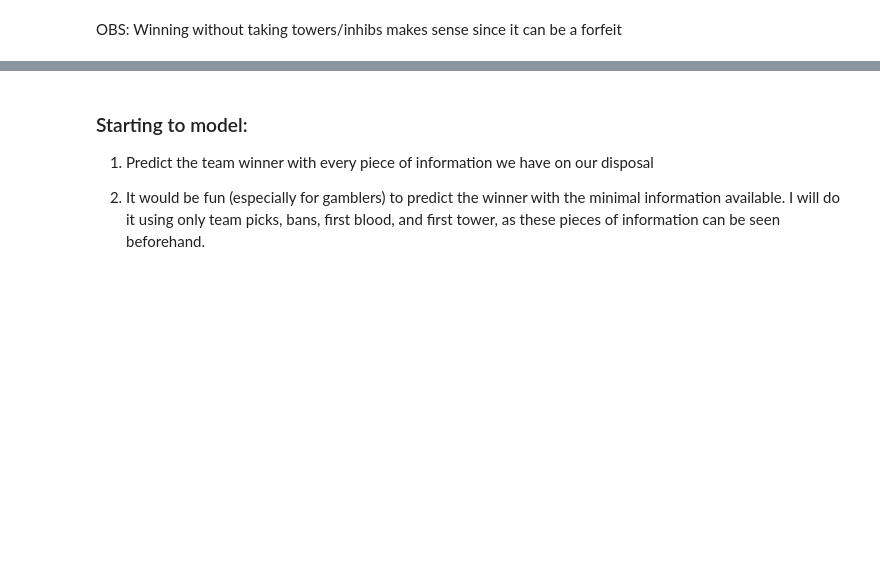
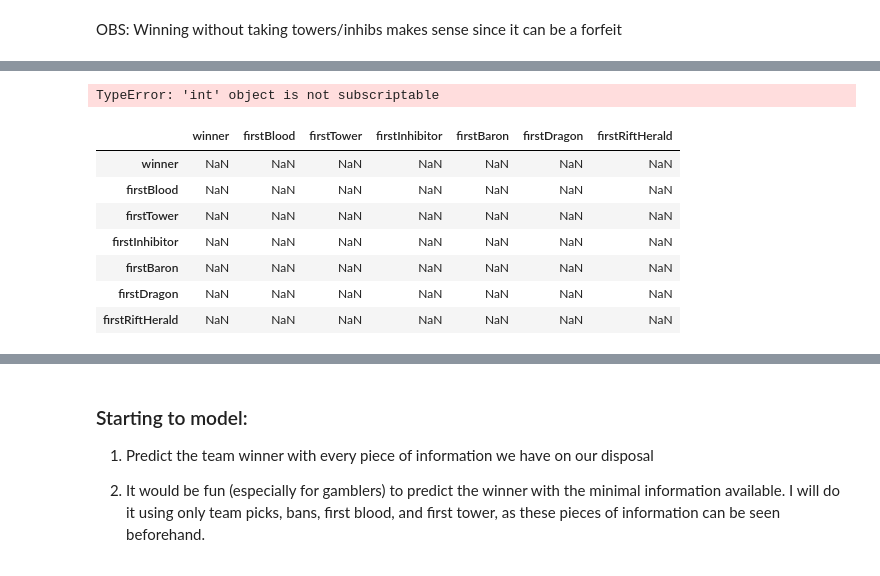
Before and after one commit to guilhermeRaibolt/kaggle_league_analysis, a Jupyter notebook: 1st - League Of Legends/Data Analysis-1.ipynb, the cells around one changed output, grey strips where cells are left out. Cells and saved outputs as stored; diff of their text form; code cells hidden in the pictures; blank space fills up the shorter version.

```diff
--- a/1st - League Of Legends/Data Analysis-1.ipynb
+++ b/1st - League Of Legends/Data Analysis-1.ipynb
@@ -716,0 +730,33 @@ OBS: Winning without taking towers/inhibs makes sense since it can be a forfeit
+# %%
+# Heatmap
+import seaborn as sns
+import pandas as pd
+import numpy as np
+
+# Exemplo de dados da tabela de contingência
+data = {'var1': ['c1,1', 'c1,2', 'c1,3'],
+        'var2': ['c2,1', 'c2,2', 'c2,3'],
+        'var3': ['c3,1', 'c3,2', 'c3,3'],
+        'var4': ['c4,1', 'c4,2', 'c4,3']}
+
+df_2 = pd.DataFrame(data)
+
+# Converter os valores para números
+df_numeric = df.applymap(lambda x: ord(x[1]) - ord('0'))
+
+# Plotando o heatmap
+sns.heatmap(df_numeric, annot=True, cmap='coolwarm')
+# %% [output]
+TypeError: 'int' object is not subscriptable
+# %%
+df_matrix = pd.DataFrame(columns=['winner'] + first_objectives,index=['winner'] + first_objectives)
+df_matrix
+# %% [output]
+|  | winner | firstBlood | firstTower | firstInhibitor | firstBaron | firstDragon | firstRiftHerald |
+| winner | NaN | NaN | NaN | NaN | NaN | NaN | NaN |
+| firstBlood | NaN | NaN | NaN | NaN | NaN | NaN | NaN |
+| firstTower | NaN | NaN | NaN | NaN | NaN | NaN | NaN |
+| firstInhibitor | NaN | NaN | NaN | NaN | NaN | NaN | NaN |
+| firstBaron | NaN | NaN | NaN | NaN | NaN | NaN | NaN |
+| firstDragon | NaN | NaN | NaN | NaN | NaN | NaN | NaN |
+| firstRiftHerald | NaN | NaN | NaN | NaN | NaN | NaN | NaN |
```
Also changed, not shown: parts of 36 cells of this notebook.
